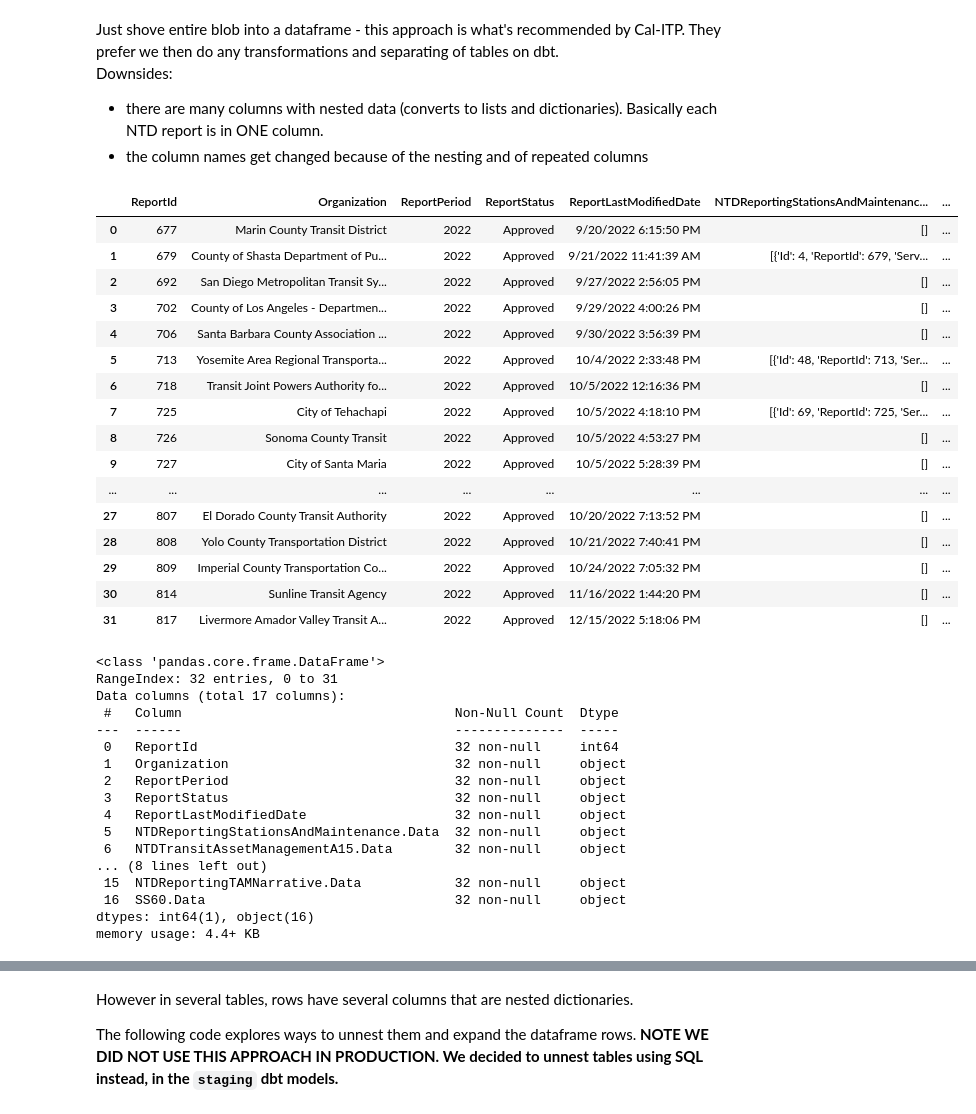
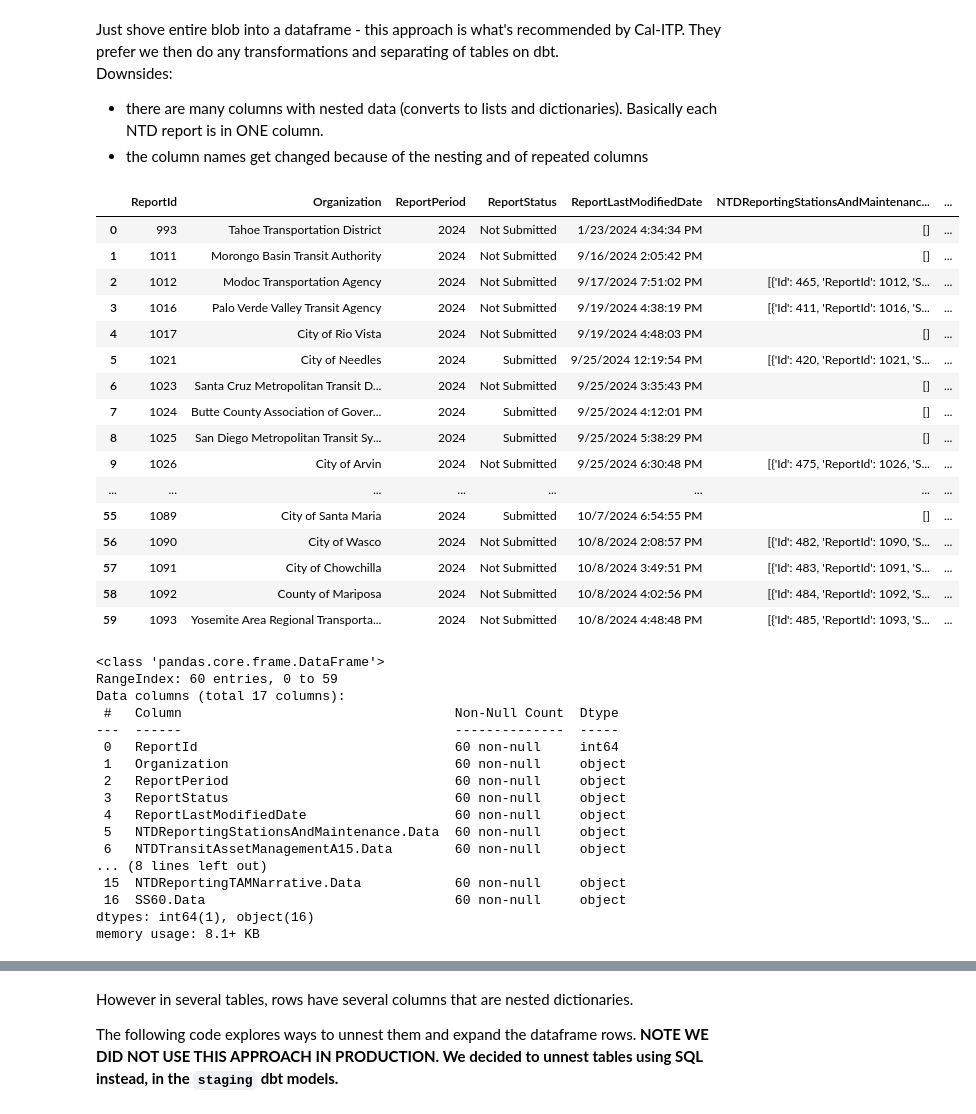
Before and after one commit to cal-itp/ntd-modernization, a Jupyter notebook: validation_tool/notebooks/ETL_inspect_API_data.ipynb, the cells around one changed output, grey strips where cells are left out. Saved outputs shown, nothing was run; the diff lists cells and outputs as text; code cells hidden in the pictures.

Commit message:
added new cells to compare this-year and last-year api data. also double checking columns names from 2024, already see some new columns that need to be added

```diff
--- a/validation_tool/notebooks/ETL_inspect_API_data.ipynb
+++ b/validation_tool/notebooks/ETL_inspect_API_data.ipynb
@@ -14,4 +14,4 @@ import re
 # %% [markdown]
 **NOTE that the URL has the year at the end. Change this to whatever year of data you would like to get.**
 # %%
-api_url = "https://services.blackcattransit.com/api/APIModules/GetNTDReportsByYear/BCG_CA/2023"
+api_2024 = "https://services.blackcattransit.com/api/APIModules/GetNTDReportsByYear/BCG_CA/2024"
@@ -18,2 +20,2 @@ api_url = "https://services.blackcattransit.com/api/APIModules/GetNTDReportsByYe
 # %%
-response = requests.get(api_url)
+response_2024 = requests.get(api_2024)
@@ -24,2 +33,3 @@ response
 # %%
-blob = response.json()
+blob_2023 = response_2023.json()
+blob_2024 = response_2024.json()
@@ -189,46 +450,46 @@ Downsides:
 * there are many columns with nested data (converts to lists and dictionaries). Basically each NTD report is in ONE column.
 * the column names get changed because of the nesting and of repeated columns
 # %%
-df = pd.json_normalize(blob)
+df = pd.json_normalize(blob_2024)
 df
 # %% [output]
 |  | ReportId | Organization | ReportPeriod | ReportStatus | ReportLastModifiedDate | NTDReportingStationsAndMaintenanc... | ... |
-| 0 | 677 | Marin County Transit District | 2022 | Approved | 9/20/2022 6:15:50 PM | [] | ... |
-| 1 | 679 | County of Shasta Department of Pu... | 2022 | Approved | 9/21/2022 11:41:39 AM | [{'Id': 4, 'ReportId': 679, 'Serv... | ... |
-| 2 | 692 | San Diego Metropolitan Transit Sy... | 2022 | Approved | 9/27/2022 2:56:05 PM | [] | ... |
-| 3 | 702 | County of Los Angeles - Departmen... | 2022 | Approved | 9/29/2022 4:00:26 PM | [] | ... |
-| 4 | 706 | Santa Barbara County Association ... | 2022 | Approved | 9/30/2022 3:56:39 PM | [] | ... |
-| 5 | 713 | Yosemite Area Regional Transporta... | 2022 | Approved | 10/4/2022 2:33:48 PM | [{'Id': 48, 'ReportId': 713, 'Ser... | ... |
-| 6 | 718 | Transit Joint Powers Authority fo... | 2022 | Approved | 10/5/2022 12:16:36 PM | [] | ... |
-| 7 | 725 | City of Tehachapi | 2022 | Approved | 10/5/2022 4:18:10 PM | [{'Id': 69, 'ReportId': 725, 'Ser... | ... |
-| 8 | 726 | Sonoma County Transit | 2022 | Approved | 10/5/2022 4:53:27 PM | [] | ... |
-| 9 | 727 | City of Santa Maria | 2022 | Approved | 10/5/2022 5:28:39 PM | [] | ... |
+| 0 | 993 | Tahoe Transportation District | 2024 | Not Submitted | 1/23/2024 4:34:34 PM | [] | ... |
+| 1 | 1011 | Morongo Basin Transit Authority | 2024 | Not Submitted | 9/16/2024 2:05:42 PM | [] | ... |
+| 2 | 1012 | Modoc Transportation Agency | 2024 | Not Submitted | 9/17/2024 7:51:02 PM | [{'Id': 465, 'ReportId': 1012, 'S... | ... |
+| 3 | 1016 | Palo Verde Valley Transit Agency | 2024 | Not Submitted | 9/19/2024 4:38:19 PM | [{'Id': 411, 'ReportId': 1016, 'S... | ... |
+| 4 | 1017 | City of Rio Vista | 2024 | Not Submitted | 9/19/2024 4:48:03 PM | [] | ... |
+| 5 | 1021 | City of Needles | 2024 | Submitted | 9/25/2024 12:19:54 PM | [{'Id': 420, 'ReportId': 1021, 'S... | ... |
+| 6 | 1023 | Santa Cruz Metropolitan Transit D... | 2024 | Not Submitted | 9/25/2024 3:35:43 PM | [] | ... |
+| 7 | 1024 | Butte County Association of Gover... | 2024 | Submitted | 9/25/2024 4:12:01 PM | [] | ... |
+| 8 | 1025 | San Diego Metropolitan Transit Sy... | 2024 | Submitted | 9/25/2024 5:38:29 PM | [] | ... |
+| 9 | 1026 | City of Arvin | 2024 | Not Submitted | 9/25/2024 6:30:48 PM | [{'Id': 475, 'ReportId': 1026, 'S... | ... |
 | ... | ... | ... | ... | ... | ... | ... | ... |
-| 27 | 807 | El Dorado County Transit Authority | 2022 | Approved | 10/20/2022 7:13:52 PM | [] | ... |
-| 28 | 808 | Yolo County Transportation District | 2022 | Approved | 10/21/2022 7:40:41 PM | [] | ... |
-| 29 | 809 | Imperial County Transportation Co... | 2022 | Approved | 10/24/2022 7:05:32 PM | [] | ... |
-| 30 | 814 | Sunline Transit Agency | 2022 | Approved | 11/16/2022 1:44:20 PM | [] | ... |
-| 31 | 817 | Livermore Amador Valley Transit A... | 2022 | Approved | 12/15/2022 5:18:06 PM | [] | ... |
+| 55 | 1089 | City of Santa Maria | 2024 | Submitted | 10/7/2024 6:54:55 PM | [] | ... |
+| 56 | 1090 | City of Wasco | 2024 | Not Submitted | 10/8/2024 2:08:57 PM | [{'Id': 482, 'ReportId': 1090, 'S... | ... |
+| 57 | 1091 | City of Chowchilla | 2024 | Not Submitted | 10/8/2024 3:49:51 PM | [{'Id': 483, 'ReportId': 1091, 'S... | ... |
+| 58 | 1092 | County of Mariposa | 2024 | Not Submitted | 10/8/2024 4:02:56 PM | [{'Id': 484, 'ReportId': 1092, 'S... | ... |
+| 59 | 1093 | Yosemite Area Regional Transporta... | 2024 | Not Submitted | 10/8/2024 4:48:48 PM | [{'Id': 485, 'ReportId': 1093, 'S... | ... |
 # %%
 df.info()
 # %% [output]
 <class 'pandas.core.frame.DataFrame'>
-RangeIndex: 32 entries, 0 to 31
+RangeIndex: 60 entries, 0 to 59
 Data columns (total 17 columns):
  #   Column                                   Non-Null Count  Dtype
 ---  ------                                   --------------  -----
- 0   ReportId                                 32 non-null     int64
- 1   Organization                             32 non-null     object
- 2   ReportPeriod                             32 non-null     object
- 3   ReportStatus                             32 non-null     object
- 4   ReportLastModifiedDate                   32 non-null     object
- 5   NTDReportingStationsAndMaintenance.Data  32 non-null     object
- 6   NTDTransitAssetManagementA15.Data        32 non-null     object
+ 0   ReportId                                 60 non-null     int64
+ 1   Organization                             60 non-null     object
+ 2   ReportPeriod                             60 non-null     object
+ 3   ReportStatus                             60 non-null     object
+ 4   ReportLastModifiedDate                   60 non-null     object
+ 5   NTDReportingStationsAndMaintenance.Data  60 non-null     object
+ 6   NTDTransitAssetManagementA15.Data        60 non-null     object
 ... (8 lines left out)
- 15  NTDReportingTAMNarrative.Data            32 non-null     object
- 16  SS60.Data                                32 non-null     object
+ 15  NTDReportingTAMNarrative.Data            60 non-null     object
+ 16  SS60.Data                                60 non-null     object
 dtypes: int64(1), object(16)
-memory usage: 4.4+ KB
+memory usage: 8.1+ KB
 # %%
 df['ReportLastModifiedDate'] =  df['ReportLastModifiedDate'].astype('datetime64[ns]')
 # df['ReportLastModifiedDate'] = pd.to_datetime(df['ReportLastModifiedDate'], format='%m/%d/YYYY HH:mm:ss %p')
```
Also changed, not shown: parts of 31 cells of this notebook.
